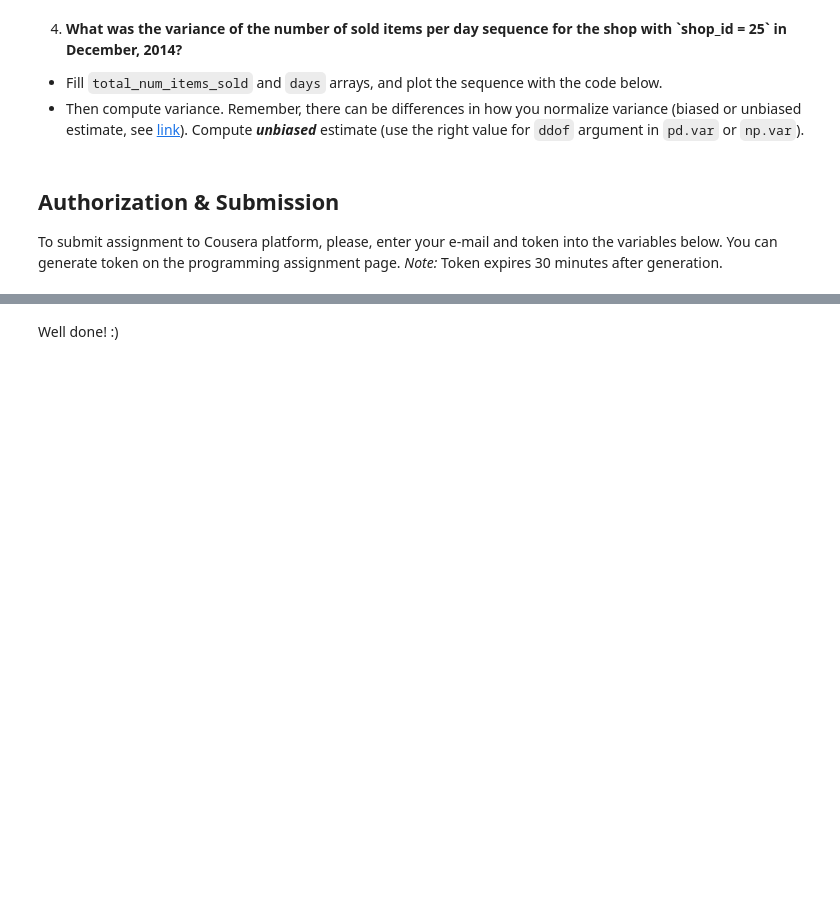
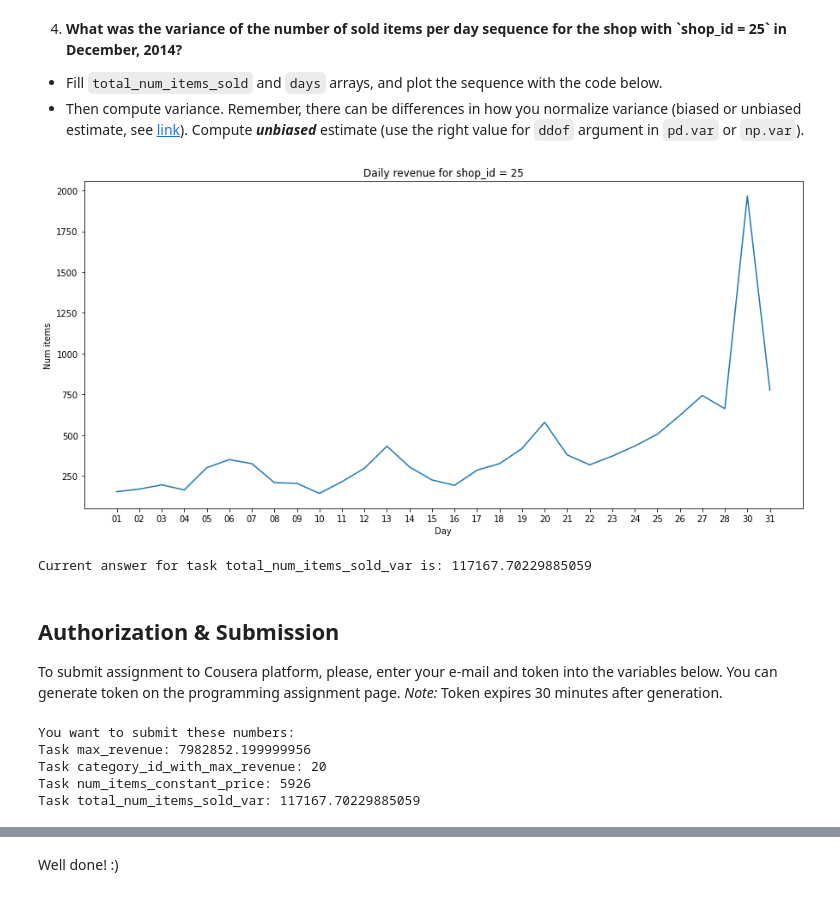
Before and after one commit to shikarukitake/Advanced-Machine-Learning, a Jupyter notebook: competitive-data-science/week1/PandasBasics.ipynb, the cells around one changed output, grey strips where cells are left out. Cells and saved outputs as stored; diff of their text form; code cells hidden in the pictures; blank space fills up the shorter version.

```diff
--- a/competitive-data-science/week1/PandasBasics.ipynb
+++ b/competitive-data-science/week1/PandasBasics.ipynb
@@ -30,5 +39,5 @@ from grader import Grader
 # %%
-DATA_FOLDER = '../readonly/final_project_data/'
+DATA_FOLDER = '/content/Advanced-Machine-Learning/competitive-data-science/readonly/final_project_data/'
 
 transactions    = pd.read_csv(os.path.join(DATA_FOLDER, 'sales_train.csv.gz'))
 items           = pd.read_csv(os.path.join(DATA_FOLDER, 'items.csv'))
@@ -75,0 +122,4 @@ grader.submit_tag('max_revenue', max_revenue)
+# %%
+# adding day, month and year column
+transactions[['day', 'month', 'year']] = transactions.date.str.split('.', expand=True)
+transactions.head()
@@ -75,0 +133,3 @@ grader.submit_tag('max_revenue', max_revenue)
+# %%
+# adding total_price (item_price * item_cnt_day) column
+transactions['total_price'] = transactions.item_price * transactions.item_cnt_day
@@ -115,24 +227,36 @@ Remember, the data can sometimes be noisy.
 # %%
 shop_id = 25
 
-total_num_items_sold = # YOUR CODE GOES HERE
-days = # YOUR CODE GOES HERE
+condition = (transactions.month == '12') & (transactions.year == '2014') & (transactions.shop_id == shop_id)
+groupeb_by_day = transactions[condition].groupby(['day']).item_cnt_day.sum()
+total_num_items_sold = groupeb_by_day.values
+days = groupeb_by_day.index
 
 # Plot it
+plt.figure(figsize=(15,7))
 plt.plot(days, total_num_items_sold)
 plt.ylabel('Num items')
 plt.xlabel('Day')
 plt.title("Daily revenue for shop_id = 25")
 plt.show()
 
-total_num_items_sold_var = # PUT YOUR ANSWER IN THIS VARIABLE
+total_num_items_sold_var = groupeb_by_day.values.var(ddof=1)
 grader.submit_tag('total_num_items_sold_var', total_num_items_sold_var)
+# %% [output]
+[figure, added]
+Current answer for task total_num_items_sold_var is: 117167.70229885059
 # %% [markdown]
 ## Authorization & Submission
 To submit assignment to Cousera platform, please, enter your e-mail and token into the variables below. You can generate token on the programming assignment page. *Note:* Token expires 30 minutes after generation.
 # %%
-STUDENT_EMAIL = # EMAIL HERE
-STUDENT_TOKEN = # TOKEN HERE
+STUDENT_EMAIL = 'DELETED'
+STUDENT_TOKEN = 'DELETED'
 grader.status()
+# %% [output]
+You want to submit these numbers:
+Task max_revenue: 7982852.199999956
+Task category_id_with_max_revenue: 20
+Task num_items_constant_price: 5926
+Task total_num_items_sold_var: 117167.70229885059
 # %%
 grader.submit(STUDENT_EMAIL, STUDENT_TOKEN)
```
Also changed, not shown: parts of 18 cells of this notebook.
